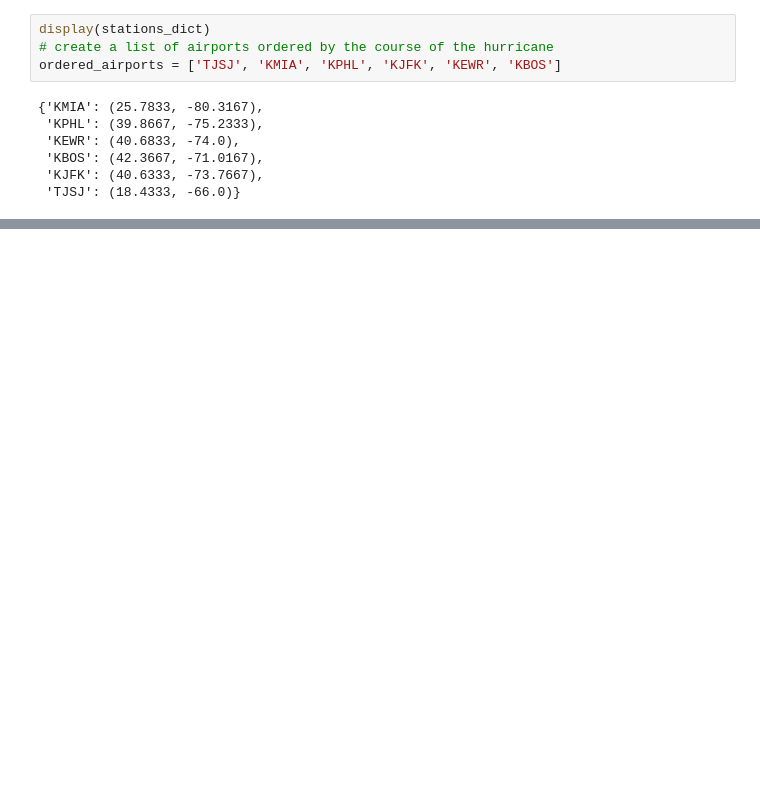
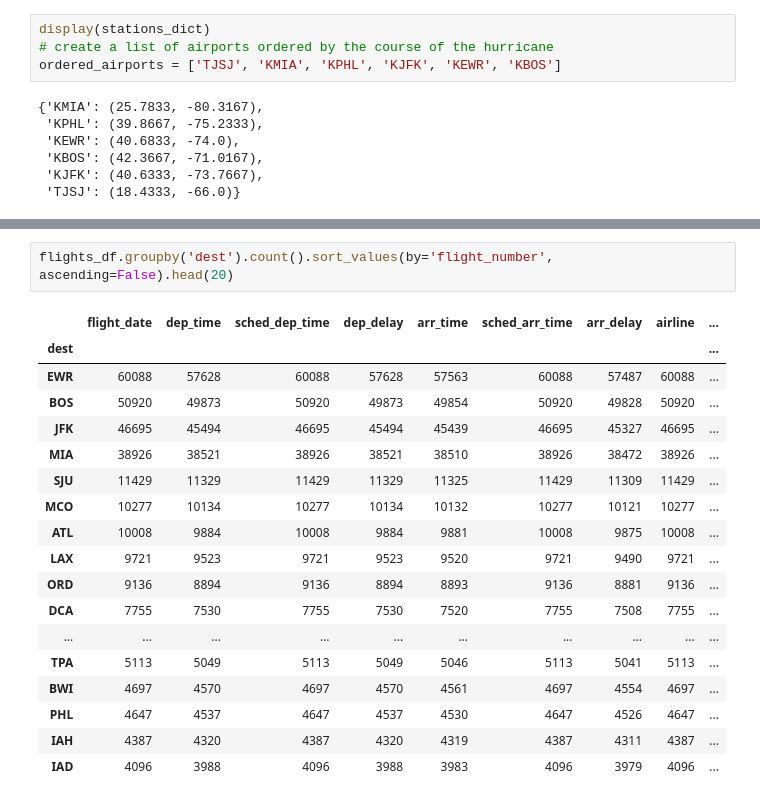
Before and after one commit to sergioserge/us-airports-project, a Jupyter notebook: us-airports-project.ipynb, the cells around one changed output, grey strips where cells are left out. Saved outputs shown, nothing was run; the diff lists cells and outputs as text; blank space fills up the shorter version.

```diff
--- a/us-airports-project.ipynb
+++ b/us-airports-project.ipynb
@@ -376,0 +305,21 @@ weather_df[weather_df['period'].dt.month == 10]
+# %%
+flights_df.groupby('dest').count().sort_values(by='flight_number', ascending=False).head(20)
+# %% [output]
+|  | flight_date | dep_time | sched_dep_time | dep_delay | arr_time | sched_arr_time | arr_delay | airline | ... |
+| dest |  |  |  |  |  |  |  |  | ... |
+| EWR | 60088 | 57628 | 60088 | 57628 | 57563 | 60088 | 57487 | 60088 | ... |
+| BOS | 50920 | 49873 | 50920 | 49873 | 49854 | 50920 | 49828 | 50920 | ... |
+| JFK | 46695 | 45494 | 46695 | 45494 | 45439 | 46695 | 45327 | 46695 | ... |
+| MIA | 38926 | 38521 | 38926 | 38521 | 38510 | 38926 | 38472 | 38926 | ... |
+| SJU | 11429 | 11329 | 11429 | 11329 | 11325 | 11429 | 11309 | 11429 | ... |
+| MCO | 10277 | 10134 | 10277 | 10134 | 10132 | 10277 | 10121 | 10277 | ... |
+| ATL | 10008 | 9884 | 10008 | 9884 | 9881 | 10008 | 9875 | 10008 | ... |
+| LAX | 9721 | 9523 | 9721 | 9523 | 9520 | 9721 | 9490 | 9721 | ... |
+| ORD | 9136 | 8894 | 9136 | 8894 | 8893 | 9136 | 8881 | 9136 | ... |
+| DCA | 7755 | 7530 | 7755 | 7530 | 7520 | 7755 | 7508 | 7755 | ... |
+| ... | ... | ... | ... | ... | ... | ... | ... | ... | ... |
+| TPA | 5113 | 5049 | 5113 | 5049 | 5046 | 5113 | 5041 | 5113 | ... |
+| BWI | 4697 | 4570 | 4697 | 4570 | 4561 | 4697 | 4554 | 4697 | ... |
+| PHL | 4647 | 4537 | 4647 | 4537 | 4530 | 4647 | 4526 | 4647 | ... |
+| IAH | 4387 | 4320 | 4387 | 4320 | 4319 | 4387 | 4311 | 4387 | ... |
+| IAD | 4096 | 3988 | 4096 | 3988 | 3983 | 4096 | 3979 | 4096 | ... |
```
Also changed, not shown: parts of 20 cells of this notebook, 1 other file.
